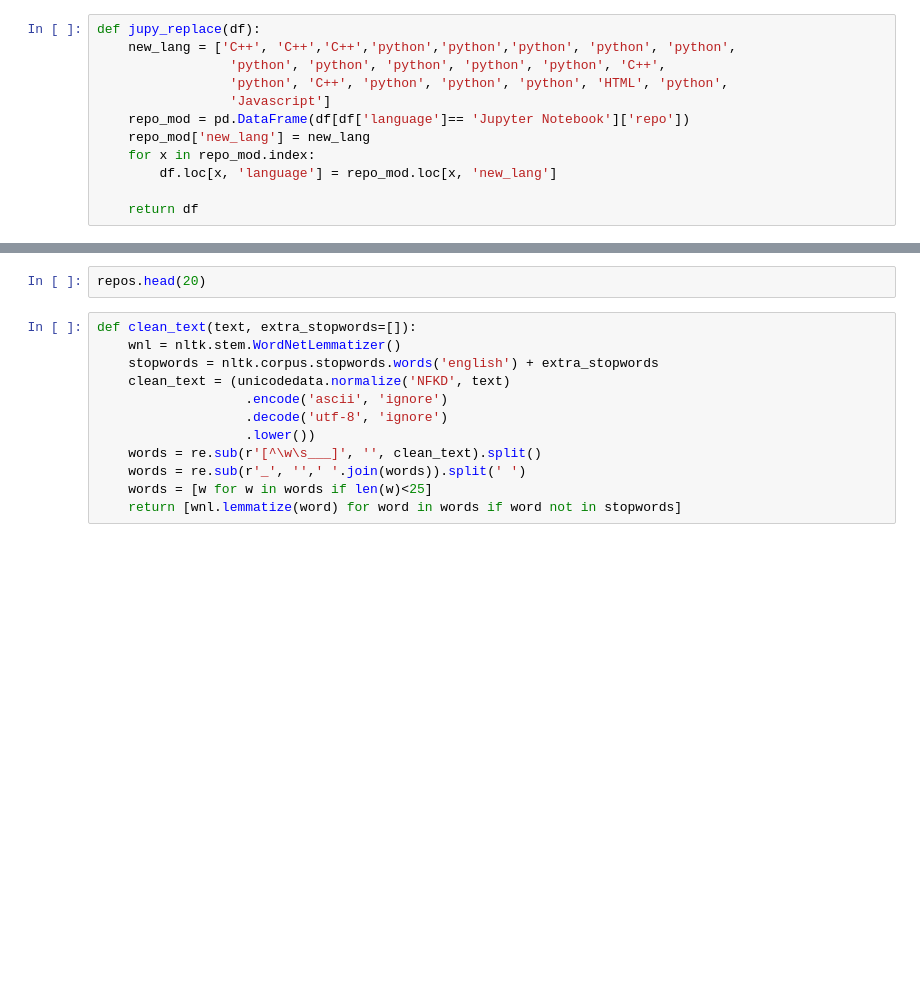
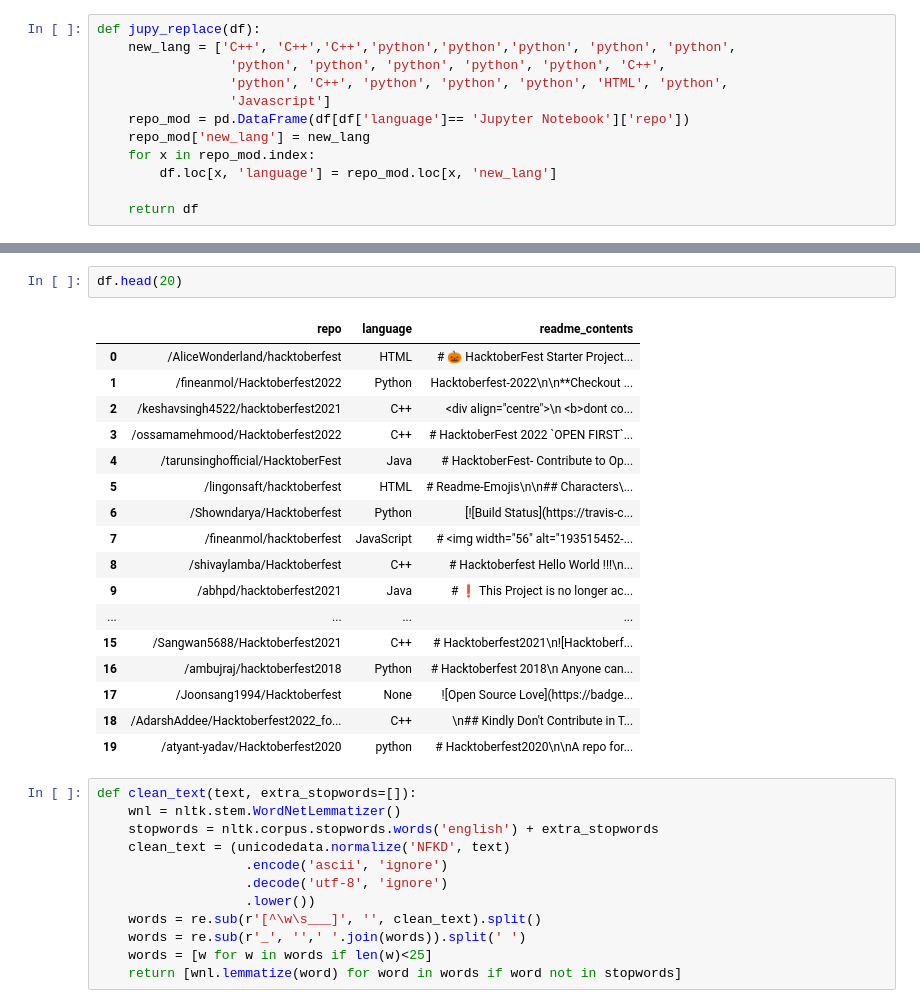
Before and after one commit to nlp-project-noether/nlp-project, a Jupyter notebook: bt_scratch.ipynb, the cells around one changed output, grey strips where cells are left out. Saved outputs shown, nothing was run; the diff lists cells and outputs as text; blank space fills up the shorter version.

```diff
--- a/bt_scratch.ipynb
+++ b/bt_scratch.ipynb
@@ -182,5 +166,23 @@ df
 # %%
-repos.head(20)
+df.head(20)
+# %% [output]
+|  | repo | language | readme_contents |
+| 0 | /AliceWonderland/hacktoberfest | HTML | # 🎃 HacktoberFest Starter Project... |
+| 1 | /fineanmol/Hacktoberfest2022 | Python | Hacktoberfest-2022\n\n**Checkout ... |
+| 2 | /keshavsingh4522/hacktoberfest2021 | C++ | <div align="centre">\n <b>dont co... |
+| 3 | /ossamamehmood/Hacktoberfest2022 | C++ | # HacktoberFest 2022 `OPEN FIRST`... |
+| 4 | /tarunsinghofficial/HacktoberFest | Java | # HacktoberFest- Contribute to Op... |
+| 5 | /lingonsaft/hacktoberfest | HTML | # Readme-Emojis\n\n## Characters\... |
+| 6 | /Showndarya/Hacktoberfest | Python | [![Build Status](https://travis-c... |
+| 7 | /fineanmol/hacktoberfest | JavaScript | # <img width="56" alt="193515452-... |
+| 8 | /shivaylamba/Hacktoberfest | C++ | # Hacktoberfest Hello World !!!\n... |
+| 9 | /abhpd/hacktoberfest2021 | Java | # ❗️ This Project is no longer ac... |
+| ... | ... | ... | ... |
+| 15 | /Sangwan5688/Hacktoberfest2021 | C++ | # Hacktoberfest2021\n![Hacktoberf... |
+| 16 | /ambujraj/hacktoberfest2018 | Python | # Hacktoberfest 2018\n Anyone can... |
+| 17 | /Joonsang1994/Hacktoberfest | None | ![Open Source Love](https://badge... |
+| 18 | /AdarshAddee/Hacktoberfest2022_fo... | C++ | \n## Kindly Don't Contribute in T... |
+| 19 | /atyant-yadav/Hacktoberfest2020 | python | # Hacktoberfest2020\n\nA repo for... |
 # %%
 def clean_text(text, extra_stopwords=[]):
     wnl = nltk.stem.WordNetLemmatizer()
```
Also changed, not shown: parts of 23 cells of this notebook.
